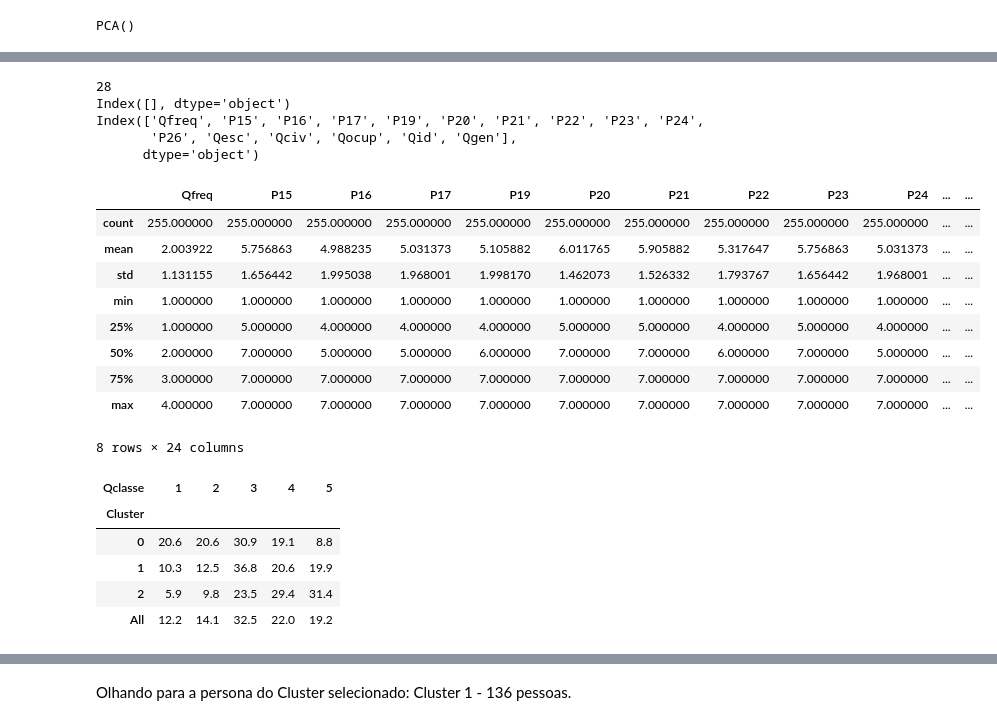
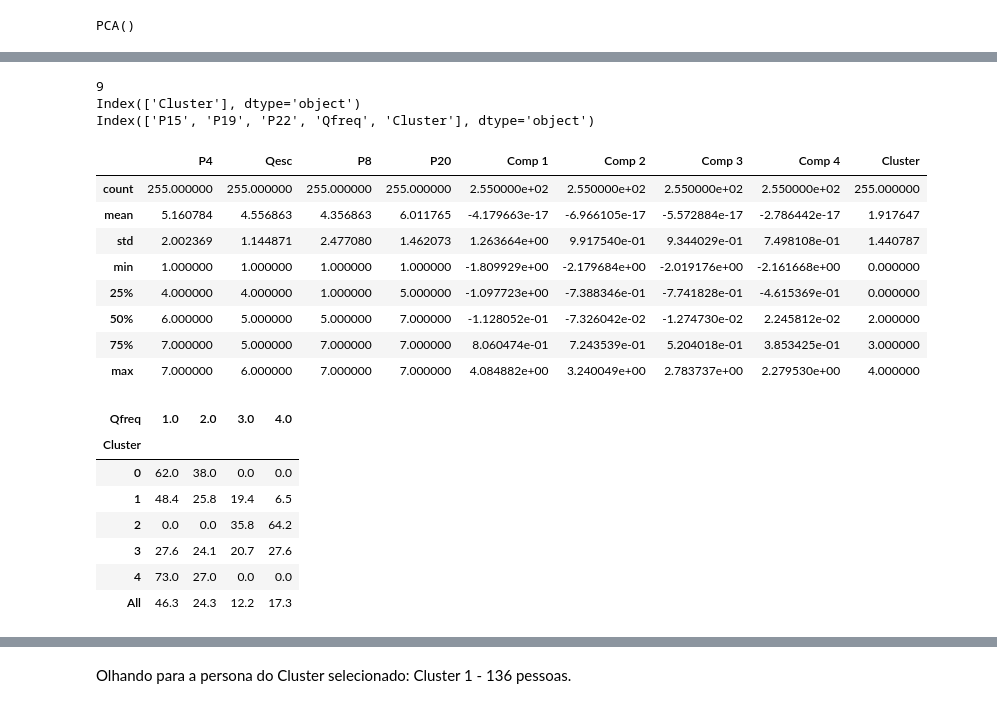
Before and after one commit to enzojunq/Base-de-dados, a Jupyter notebook: base.ipynb, the cells around one changed output, grey strips where cells are left out. Drawn from its saved outputs; the diff is of its cells as text; code cells hidden in the pictures.

Commit message:
clusterização e gráficos

```diff
--- a/base.ipynb
+++ b/base.ipynb
@@ -562,4 +659,4 @@ Text(0, 0.5, 'Cumulative Explained Variance')
 # %%
-pca = PCA(n_components = 8)
+pca = PCA(n_components = 3)
 pca.fit(df_std)
 # %% [output]
@@ -600,4 +701,4 @@ plt.show()
 # %%
-kmeans_pca = KMeans(n_clusters=3, init='k-means++', random_state=42)
+kmeans_pca = KMeans(n_clusters=5, init='k-means++', random_state=8)
 kmeans_pca.fit(scores_pca)
 # %% [output]
@@ -605,6 +727,6 @@ KMeans(n_clusters=3, random_state=42)
 # %%
 df_p_pca_kmeans = pd.concat([df_p.reset_index(drop=True), pd.DataFrame(scores_pca)], axis=1)
-df_p_pca_kmeans.columns.values[-8: ] = ['Comp 1', 'Comp 2', 'Comp 3', 'Comp 4', 'Comp 5', 'Comp 6', 'Comp 7', 'Comp 8']
+df_p_pca_kmeans.columns.values[-3: ] = ['Comp 1', 'Comp 2', 'Comp 3']
 df_p_pca_kmeans['Cluster'] = kmeans_pca.labels_
 
 df_p_pca_kmeans.head()
@@ -630,49 +753,51 @@ grouped_by_clusters.describe()
 # %%
 df_p_pca_kmeans['Segment'] = df_p_pca_kmeans['Cluster'].map({0:'Cluster 1',
-                                                                   1: 'Cluster 2',
-                                                                   2: 'Cluster 3'})
+                                                                1: 'Cluster 2',
+                                                                2: 'Cluster 3',
+                                                                3: 'Cluster 4',
+                                                                4: 'Cluster 5'})
 # %%
 print(len(df_p_pca_kmeans.columns))
-vars = df_p_pca_kmeans.columns[0:16]
-col_cluster = df_p_pca_kmeans.columns[41:42]
+vars = df_p_pca_kmeans.columns[0:4]
+col_cluster = df_p_pca_kmeans.columns[7:8]
 print(col_cluster)
 vars = vars.append(col_cluster)
 print(vars)
 # %% [output]
-28
-Index([], dtype='object')
-Index(['Qfreq', 'P15', 'P16', 'P17', 'P19', 'P20', 'P21', 'P22', 'P23', 'P24',
-       'P26', 'Qesc', 'Qciv', 'Qocup', 'Qid', 'Qgen'],
-      dtype='object')
+9
+Index(['Cluster'], dtype='object')
+Index(['P15', 'P19', 'P22', 'Qfreq', 'Cluster'], dtype='object')
 # %%
 df_p_pca_kmeans.columns
 
 cluster_0 =df_p_pca_kmeans[df_p_pca_kmeans.Cluster == 0]
 cluster_1 =df_p_pca_kmeans[df_p_pca_kmeans.Cluster == 1]
 cluster_2 =df_p_pca_kmeans[df_p_pca_kmeans.Cluster == 2]
+cluster_3 =df_p_pca_kmeans[df_p_pca_kmeans.Cluster == 3]
+cluster_4 =df_p_pca_kmeans[df_p_pca_kmeans.Cluster == 4]
 
-
-lclusters = [cluster_0, cluster_1, cluster_2]
+lclusters = [cluster_0, cluster_1, cluster_2, cluster_3, cluster_4]
 
 df_p_pca_kmeans.describe()
 # %% [output]
-|  | Qfreq | P15 | P16 | P17 | P19 | P20 | P21 | P22 | P23 | P24 | ... | ... |
-| count | 255.000000 | 255.000000 | 255.000000 | 255.000000 | 255.000000 | 255.000000 | 255.000000 | 255.000000 | 255.000000 | 255.000000 | ... | ... |
-| mean | 2.003922 | 5.756863 | 4.988235 | 5.031373 | 5.105882 | 6.011765 | 5.905882 | 5.317647 | 5.756863 | 5.031373 | ... | ... |
-| std | 1.131155 | 1.656442 | 1.995038 | 1.968001 | 1.998170 | 1.462073 | 1.526332 | 1.793767 | 1.656442 | 1.968001 | ... | ... |
-| min | 1.000000 | 1.000000 | 1.000000 | 1.000000 | 1.000000 | 1.000000 | 1.000000 | 1.000000 | 1.000000 | 1.000000 | ... | ... |
-| 25% | 1.000000 | 5.000000 | 4.000000 | 4.000000 | 4.000000 | 5.000000 | 5.000000 | 4.000000 | 5.000000 | 4.000000 | ... | ... |
-| 50% | 2.000000 | 7.000000 | 5.000000 | 5.000000 | 6.000000 | 7.000000 | 7.000000 | 6.000000 | 7.000000 | 5.000000 | ... | ... |
-| 75% | 3.000000 | 7.000000 | 7.000000 | 7.000000 | 7.000000 | 7.000000 | 7.000000 | 7.000000 | 7.000000 | 7.000000 | ... | ... |
-| max | 4.000000 | 7.000000 | 7.000000 | 7.000000 | 7.000000 | 7.000000 | 7.000000 | 7.000000 | 7.000000 | 7.000000 | ... | ... |
+|  | P4 | Qesc | P8 | P20 | Comp 1 | Comp 2 | Comp 3 | Comp 4 | Cluster |
+| count | 255.000000 | 255.000000 | 255.000000 | 255.000000 | 2.550000e+02 | 2.550000e+02 | 2.550000e+02 | 2.550000e+02 | 255.000000 |
+| mean | 5.160784 | 4.556863 | 4.356863 | 6.011765 | -4.179663e-17 | -6.966105e-17 | -5.572884e-17 | -2.786442e-17 | 1.917647 |
+| std | 2.002369 | 1.144871 | 2.477080 | 1.462073 | 1.263664e+00 | 9.917540e-01 | 9.344029e-01 | 7.498108e-01 | 1.440787 |
+| min | 1.000000 | 1.000000 | 1.000000 | 1.000000 | -1.809929e+00 | -2.179684e+00 | -2.019176e+00 | -2.161668e+00 | 0.000000 |
+| 25% | 4.000000 | 4.000000 | 1.000000 | 5.000000 | -1.097723e+00 | -7.388346e-01 | -7.741828e-01 | -4.615369e-01 | 0.000000 |
+| 50% | 6.000000 | 5.000000 | 5.000000 | 7.000000 | -1.128052e-01 | -7.326042e-02 | -1.274730e-02 | 2.245812e-02 | 2.000000 |
+| 75% | 7.000000 | 5.000000 | 7.000000 | 7.000000 | 8.060474e-01 | 7.243539e-01 | 5.204018e-01 | 3.853425e-01 | 3.000000 |
+| max | 7.000000 | 6.000000 | 7.000000 | 7.000000 | 4.084882e+00 | 3.240049e+00 | 2.783737e+00 | 2.279530e+00 | 4.000000 |
-8 rows × 24 columns
 # %%
-cluster_x_classe = pd.crosstab(df_p_pca_kmeans['Cluster'], df_p_pca_kmeans['Qclasse'], normalize='index',margins=True).round(3)*100
-cluster_x_classe
+cluster_x_freq = pd.crosstab(df_p_pca_kmeans['Cluster'], df_p_pca_kmeans['Qfreq'], normalize='index',margins=True).round(3)*100
+cluster_x_freq
 # %% [output]
-| Qclasse | 1 | 2 | 3 | 4 | 5 |
-| Cluster |  |  |  |  |  |
-| 0 | 20.6 | 20.6 | 30.9 | 19.1 | 8.8 |
-| 1 | 10.3 | 12.5 | 36.8 | 20.6 | 19.9 |
-| 2 | 5.9 | 9.8 | 23.5 | 29.4 | 31.4 |
-| All | 12.2 | 14.1 | 32.5 | 22.0 | 19.2 |
+| Qfreq | 1.0 | 2.0 | 3.0 | 4.0 |
+| Cluster |  |  |  |  |
+| 0 | 62.0 | 38.0 | 0.0 | 0.0 |
+| 1 | 48.4 | 25.8 | 19.4 | 6.5 |
+| 2 | 0.0 | 0.0 | 35.8 | 64.2 |
+| 3 | 27.6 | 24.1 | 20.7 | 27.6 |
+| 4 | 73.0 | 27.0 | 0.0 | 0.0 |
+| All | 46.3 | 24.3 | 12.2 | 17.3 |
```
Also changed, not shown: parts of 37 cells of this notebook.
